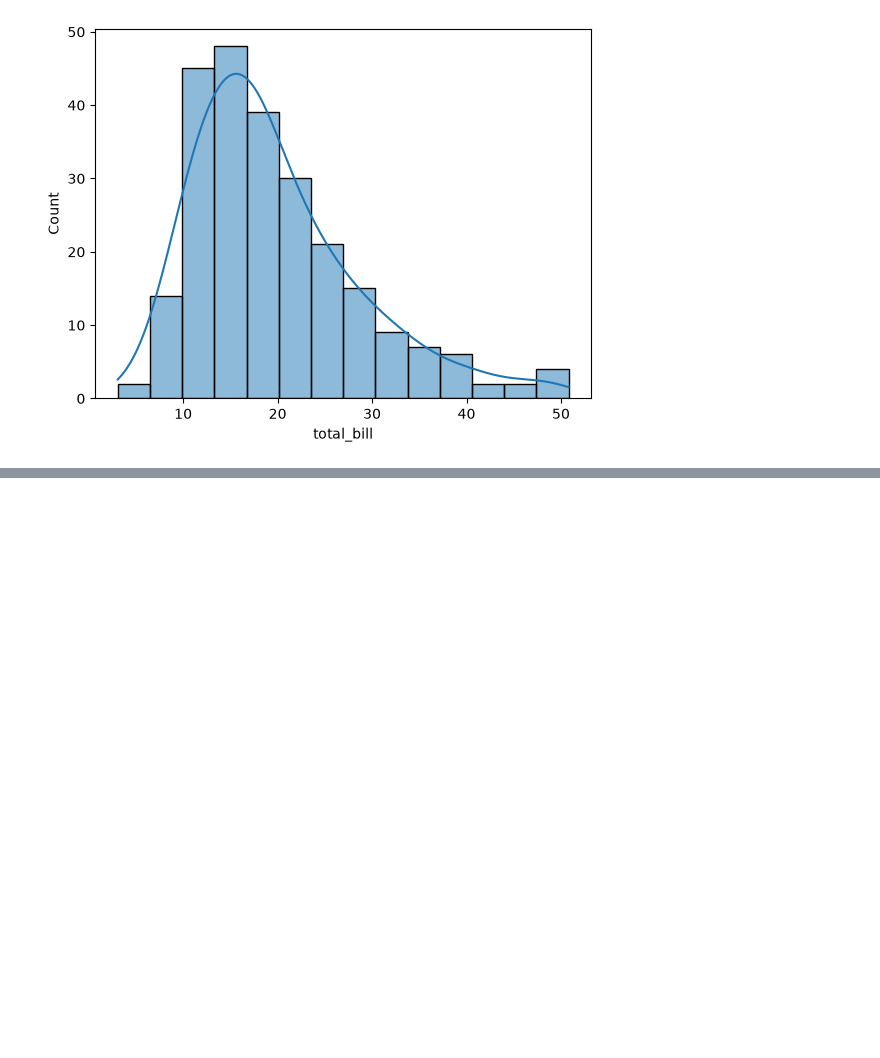
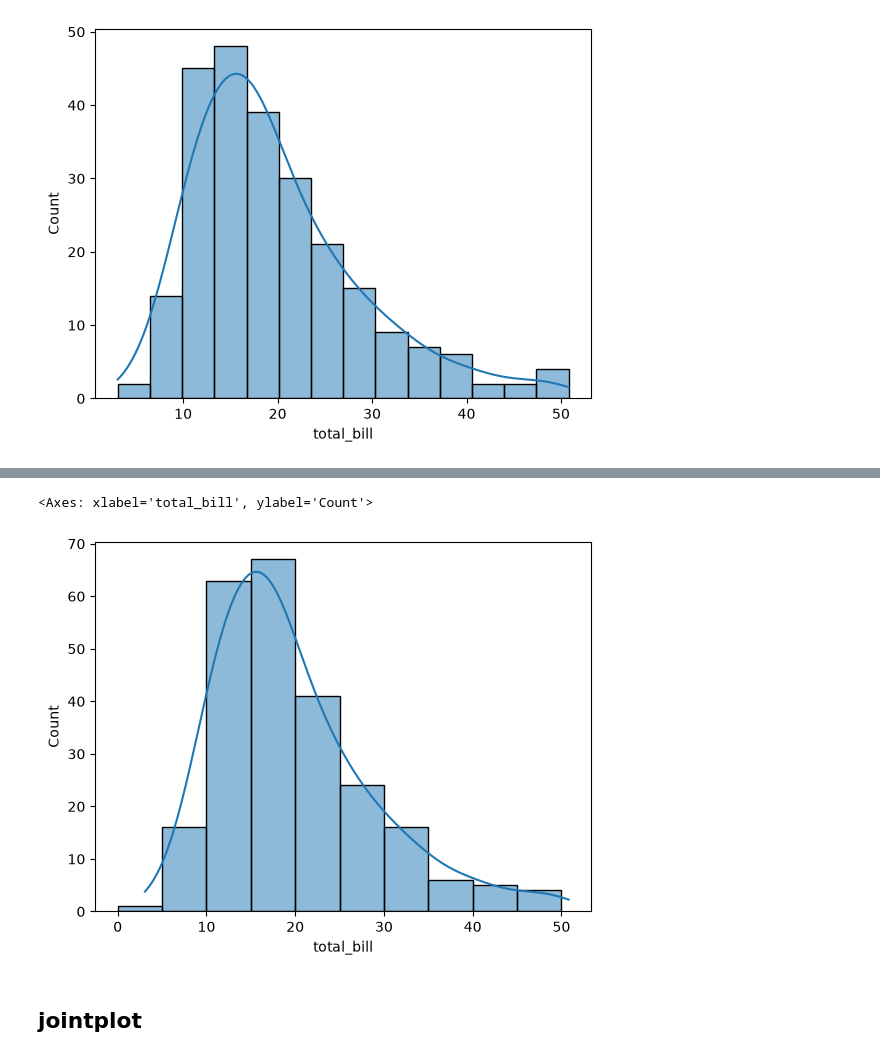
Before and after one commit to jihad-islam/Learning-ML, a Jupyter notebook: 5.Seaborn/1.intro.ipynb, the cells around one changed output, grey strips where cells are left out. Cells and saved outputs as stored; diff of their text form; code cells hidden in the pictures; blank space fills up the shorter version.

```diff
--- a/5.Seaborn/1.intro.ipynb
+++ b/5.Seaborn/1.intro.ipynb
@@ -83,0 +94,9 @@ sns.histplot(data= data, x = 'total_bill', kde = True) # kde means kernel densit
+# %%
+bins = [0, 5, 10, 15, 20, 25, 30, 35, 40, 45, 50]
+
+sns.histplot(data = data, x = 'total_bill', kde= True, bins = bins) # ekhane bins array like value niche
+# %% [output]
+<Axes: xlabel='total_bill', ylabel='Count'>
+[figure, added]
+# %% [markdown]
+## jointplot
```
Also changed, not shown: parts of 8 cells of this notebook.
